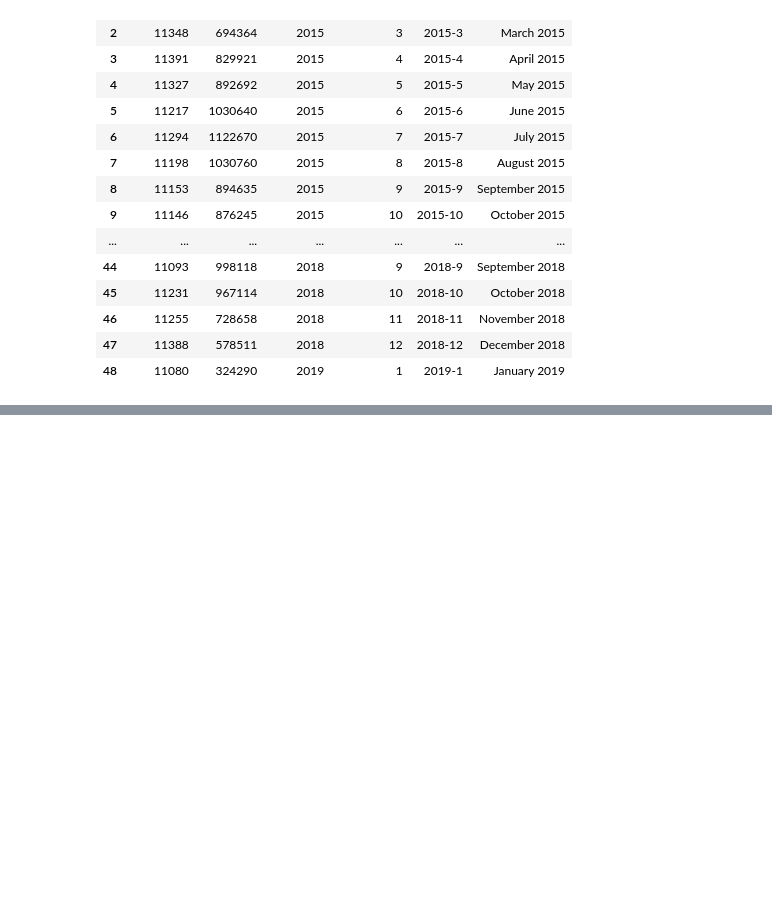
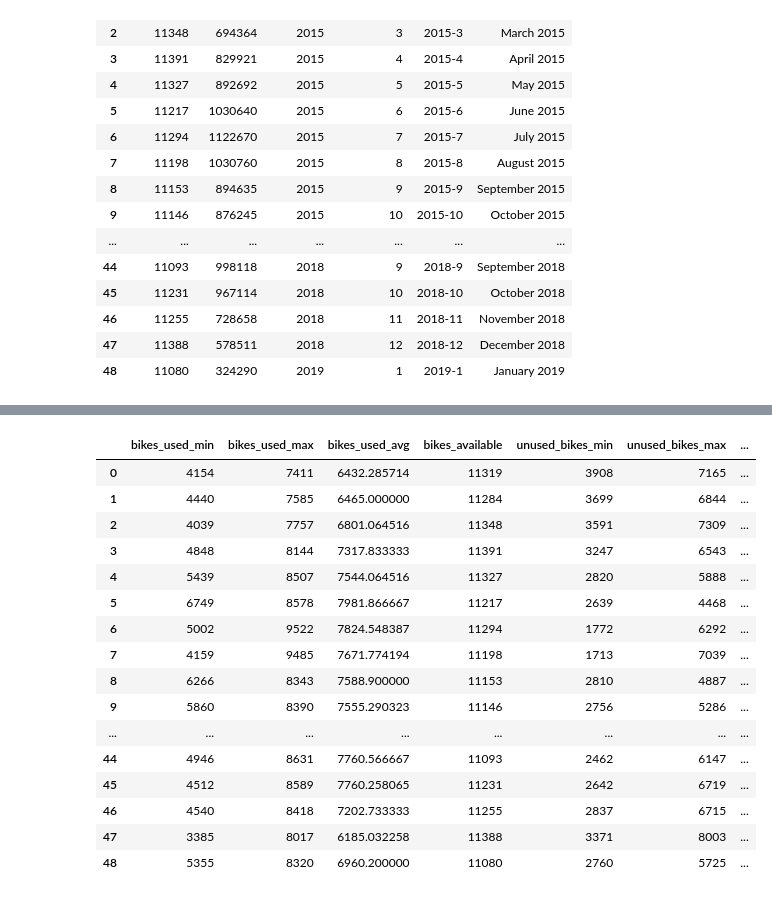
Before and after one commit to DanteLore/tfl-cycles, a Jupyter notebook: notebooks/bike_utilisation.ipynb, the cells around one changed output, grey strips where cells are left out. Saved outputs shown, nothing was run; the diff lists cells and outputs as text; code cells hidden in the pictures; blank space fills up the shorter version.

```diff
--- a/notebooks/bike_utilisation.ipynb
+++ b/notebooks/bike_utilisation.ipynb
@@ -102,0 +99,60 @@ plt.show()
+# %%
+df = spark.sql("""
+    select
+      count(distinct(t.bike_id)) as bike_count,
+      t.start_year,
+      t.start_month,
+      t.start_day
+    from trips t
+    group by t.start_year, t.start_month, t.start_day
+""")
+df.createOrReplaceTempView("daily_counts")
+
+df = spark.sql("""
+    select
+      dc.bike_count as bikes_used,
+      mc.bike_count as bikes_available,
+      mc.bike_count - dc.bike_count as unused_bikes,
+      dc.start_year,
+      dc.start_month,
+      dc.start_day
+    from daily_counts dc
+    join monthly_counts mc on (dc.start_year = mc.start_year and dc.start_month = mc.start_month)
+""")
+df.createOrReplaceTempView("daily_usage")
+
+df = spark.sql("""
+    select
+      min(bikes_used) as bikes_used_min,
+      max(bikes_used) as bikes_used_max,
+      avg(bikes_used) as bikes_used_avg,
+      max(bikes_available) as bikes_available,
+      min(unused_bikes) as unused_bikes_min,
+      max(unused_bikes) as unused_bikes_max,
+      avg(unused_bikes) as unused_bikes_avg,
+      start_year,
+      start_month
+    from daily_usage
+    group by start_year, start_month
+    order by start_year asc, start_month asc
+""")
+
+df.toPandas()
+# %% [output]
+|  | bikes_used_min | bikes_used_max | bikes_used_avg | bikes_available | unused_bikes_min | unused_bikes_max | ... |
+| 0 | 4154 | 7411 | 6432.285714 | 11319 | 3908 | 7165 | ... |
+| 1 | 4440 | 7585 | 6465.000000 | 11284 | 3699 | 6844 | ... |
+| 2 | 4039 | 7757 | 6801.064516 | 11348 | 3591 | 7309 | ... |
+| 3 | 4848 | 8144 | 7317.833333 | 11391 | 3247 | 6543 | ... |
+| 4 | 5439 | 8507 | 7544.064516 | 11327 | 2820 | 5888 | ... |
+| 5 | 6749 | 8578 | 7981.866667 | 11217 | 2639 | 4468 | ... |
+| 6 | 5002 | 9522 | 7824.548387 | 11294 | 1772 | 6292 | ... |
+| 7 | 4159 | 9485 | 7671.774194 | 11198 | 1713 | 7039 | ... |
+| 8 | 6266 | 8343 | 7588.900000 | 11153 | 2810 | 4887 | ... |
+| 9 | 5860 | 8390 | 7555.290323 | 11146 | 2756 | 5286 | ... |
+| ... | ... | ... | ... | ... | ... | ... | ... |
+| 44 | 4946 | 8631 | 7760.566667 | 11093 | 2462 | 6147 | ... |
+| 45 | 4512 | 8589 | 7760.258065 | 11231 | 2642 | 6719 | ... |
+| 46 | 4540 | 8418 | 7202.733333 | 11255 | 2837 | 6715 | ... |
+| 47 | 3385 | 8017 | 6185.032258 | 11388 | 3371 | 8003 | ... |
+| 48 | 5355 | 8320 | 6960.200000 | 11080 | 2760 | 5725 | ... |
```
Also changed, not shown: parts of 3 cells of this notebook, 1 other file.
